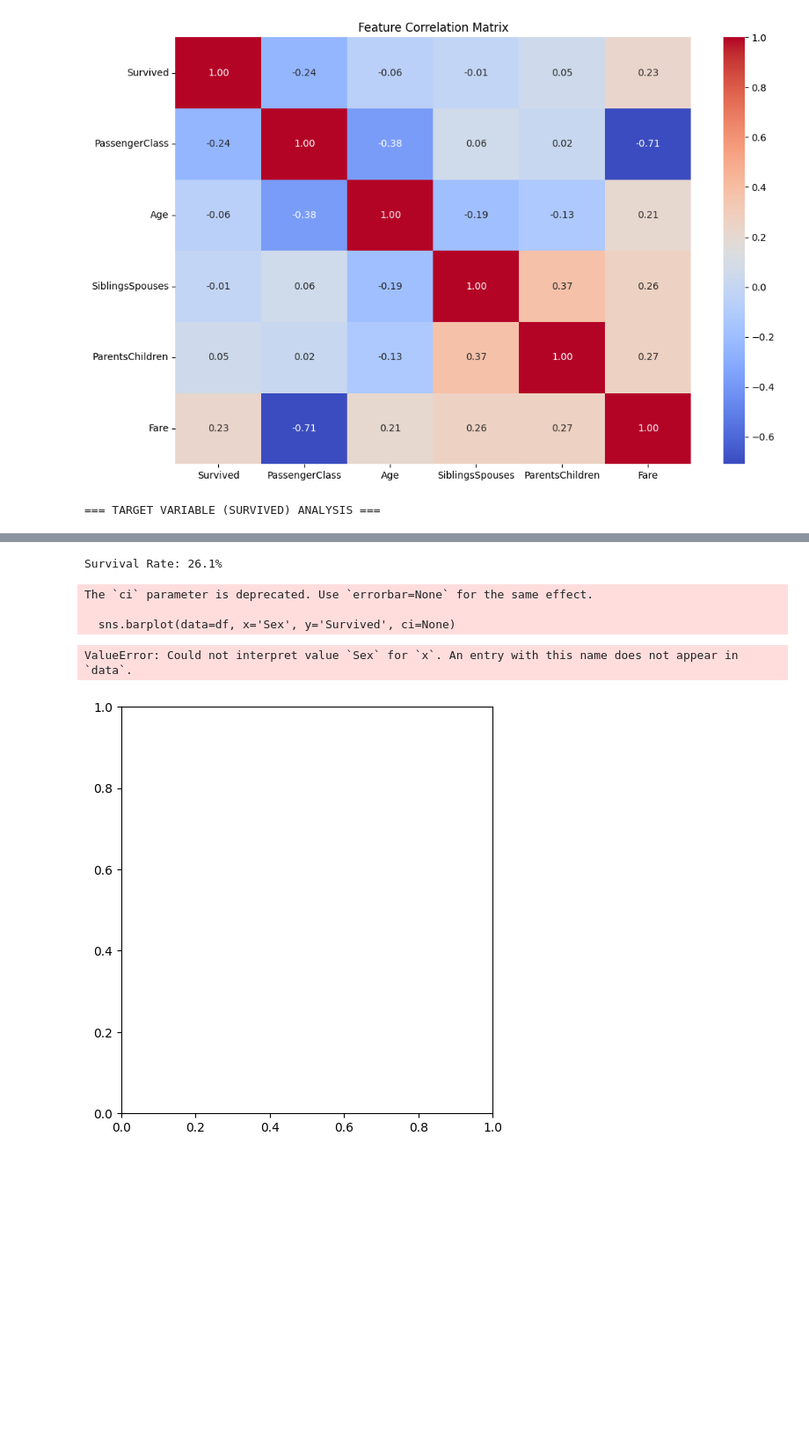
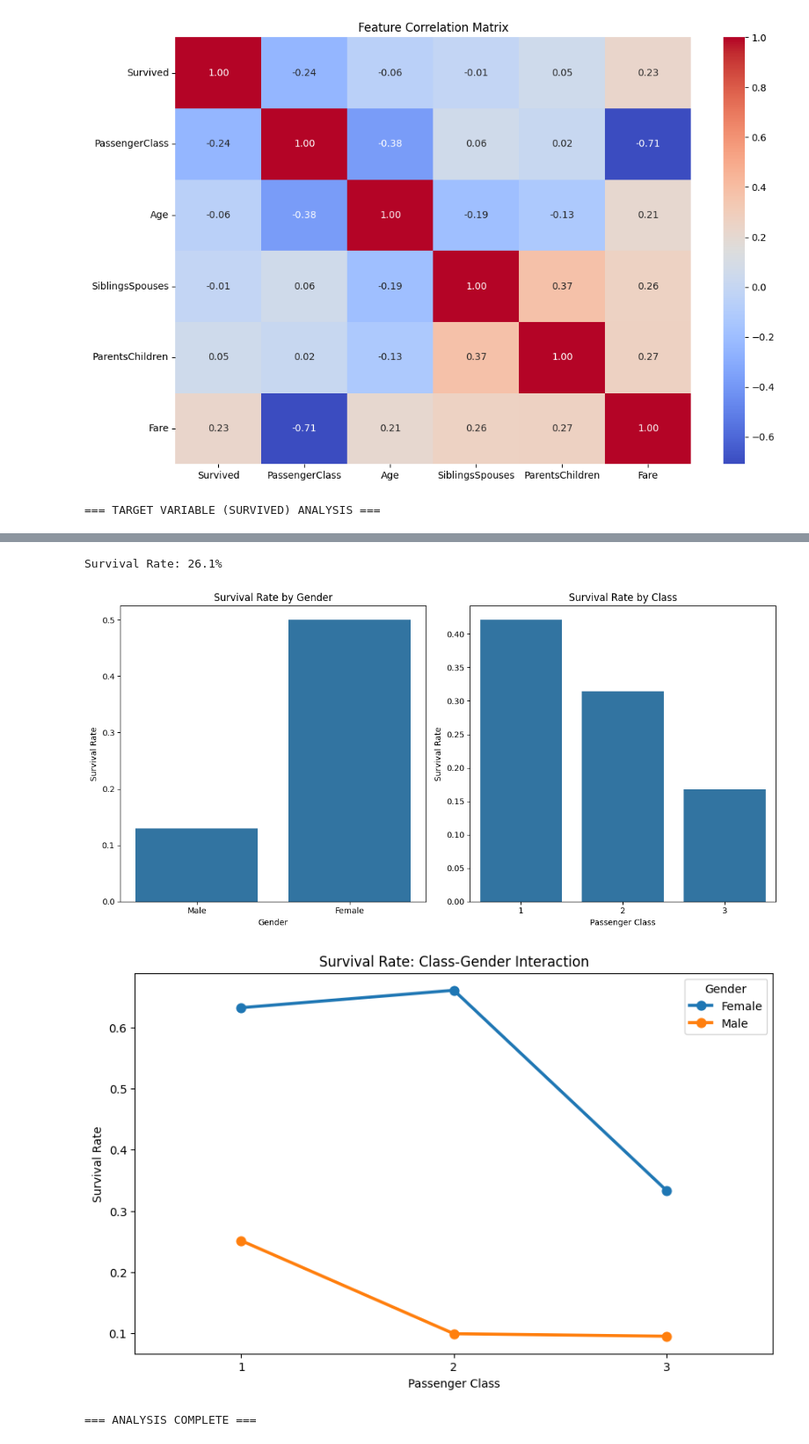
Before and after one commit to danielmuthama23/Titanic_Survival_Analysis-EDA, a Jupyter notebook: Titanic_Survival_Analysis_EDA.ipynb, the cells around one changed output, grey strips where cells are left out. Shown at 88% size. Saved outputs shown, nothing was run; the diff lists cells and outputs as text; code cells hidden in the pictures; blank space fills up the shorter version.

```diff
--- a/Titanic_Survival_Analysis_EDA.ipynb
+++ b/Titanic_Survival_Analysis_EDA.ipynb
@@ -3,7 +3,7 @@
 Title: Titanic Survival Analysis - Exploratory Data Analysis
 Name: Daniel Muthama
 Date: 30 May 2025
-Dataset: https://www.kaggle.com/competitions/titanic
+Dataset: https://www.kaggle.com/code/danielmuthama/masterclass-1-a-comprehensive-guide-for-eda
 '''
 
 # Import libraries
@@ -13,7 +13,7 @@ import seaborn as sns
 import matplotlib.pyplot as plt
 
 # Load dataset
-df = pd.read_csv('train_and_test2.csv')
+df = pd.read_csv('train.csv')
 
 
 # Rename columns
@@ -178,44 +178,54 @@ plt.show()
 [figure]
 [figure]
 # %%
-# 6. TARGET VARIABLE ANALYSIS
+# 6. TARGET VARIABLE ANALYSIS (CORRECTED VERSION)
 print("\n=== TARGET VARIABLE (SURVIVED) ANALYSIS ===")
 # Target distribution
 plt.figure(figsize=(8, 5))
-sns.countplot(data=df, x='Survived')
+sns.countplot(x=df['Survived'])
 plt.title('Survival Distribution (0 = Died, 1 = Survived)')
 plt.savefig('target_distribution.png')
 plt.show()
 
-print(f"Survival Rate: {df['Survived'].mean()*100:.1f}%")
+survival_rate = df['Survived'].mean() * 100
+print(f"Survival Rate: {survival_rate:.1f}%")
 
 # Key survival factors
 plt.figure(figsize=(12, 6))
 plt.subplot(1, 2, 1)
-sns.barplot(data=df, x='Sex', y='Survived', ci=None)
+sns.barplot(x=df['Gender'], y=df['Survived'], errorbar=None)
 plt.title('Survival Rate by Gender')
+plt.xlabel('Gender')
+plt.ylabel('Survival Rate')
 
 plt.subplot(1, 2, 2)
-sns.barplot(data=df, x='Pclass', y='Survived', ci=None)
+sns.barplot(x=df['PassengerClass'], y=df['Survived'], errorbar=None)
 plt.title('Survival Rate by Class')
+plt.xlabel('Passenger Class')
+plt.ylabel('Survival Rate')
 plt.tight_layout()
 plt.savefig('key_survival_factors.png')
 plt.show()
 
 # Interactive effect: Class and Gender
 plt.figure(figsize=(10, 6))
-sns.pointplot(data=df, x='Pclass', y='Survived', hue='Sex', ci=None)
+sns.pointplot(
+    x=df['PassengerClass'],
+    y=df['Survived'],
+    hue=df['Gender'],
+    errorbar=None
+)
 plt.title('Survival Rate: Class-Gender Interaction')
+plt.xlabel('Passenger Class')
+plt.ylabel('Survival Rate')
 plt.savefig('class_gender_interaction.png')
 plt.show()
 
 print("\n=== ANALYSIS COMPLETE ===")
 # %% [output]
 === TARGET VARIABLE (SURVIVED) ANALYSIS ===
 [figure]
 Survival Rate: 26.1%
+[figure, new version]
+[figure, added]
-The `ci` parameter is deprecated. Use `errorbar=None` for the same effect.
-
-  sns.barplot(data=df, x='Sex', y='Survived', ci=None)
+=== ANALYSIS COMPLETE ===
-ValueError: Could not interpret value `Sex` for `x`. An entry with this name does not appear in `data`.
-[figure, old version]
```
Also changed, not shown: 3 other files.
